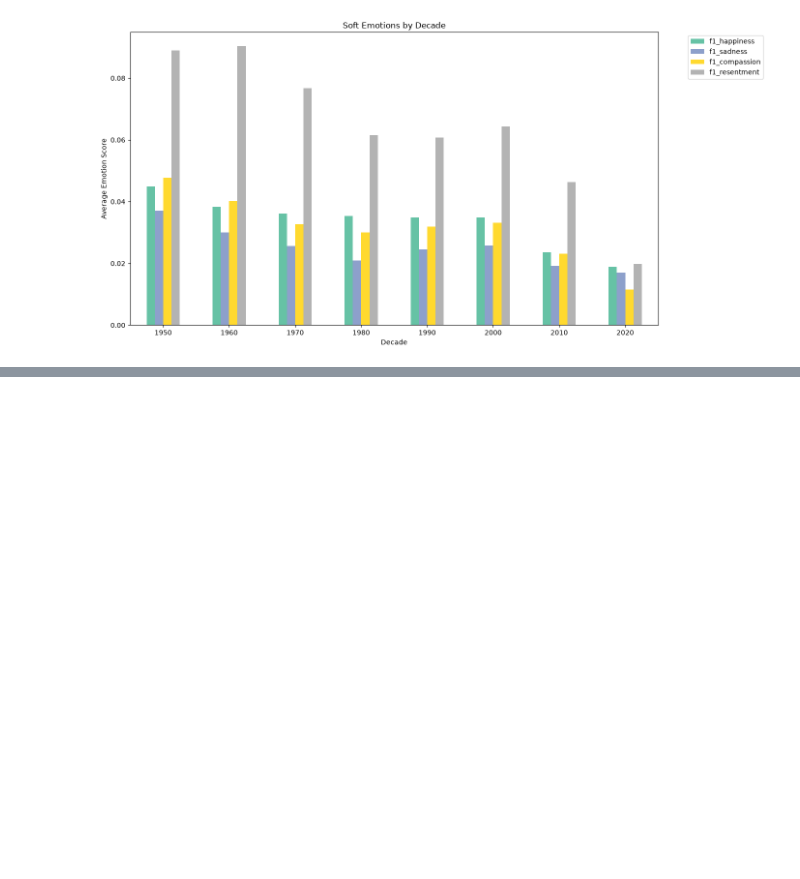
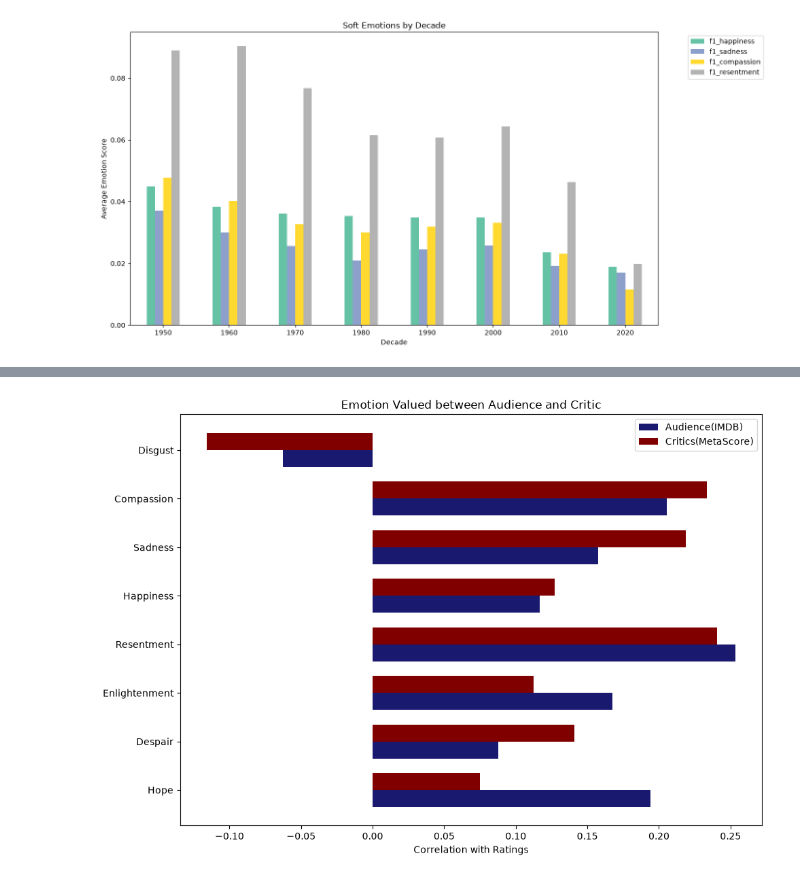
Before and after one commit to Subbu5602/Movie-Emotion-Analysis, a Jupyter notebook: movie_eda.ipynb, the cells around one changed output, grey strips where cells are left out. Saved outputs shown, nothing was run; the diff lists cells and outputs as text; code cells hidden in the pictures; blank space fills up the shorter version.

```diff
--- a/movie_eda.ipynb
+++ b/movie_eda.ipynb
@@ -455,0 +608,5 @@ plt.show()
+# %%
+df_critic = df_clean.copy()
+df_critic["metascore"] = df["metascore"]
+df_critic = df_critic.dropna(subset=["metascore"])
+print(df_critic.shape)
@@ -455,0 +615,11 @@ plt.show()
+# %%
+# Finding both Audience and Critic Ratings Correlation with Emotion
+audience_corr = df_critic[emotions].corrwith(df_critic["imdb_rating"])
+critic_corr = df_critic[emotions].corrwith(df_critic["metascore"])
+
+comparison = pd.DataFrame({
+    "Audience(IMDB Score) : " : audience_corr,
+    "Critic(Metascore) : " : critic_corr
+})
+
+comparison
@@ -455,0 +658,22 @@ plt.show()
+# %%
+plt.figure(figsize=(10,7))
+x = range(len(emotions))
+width = 0.35
+
+clean_emotions = [e.replace("f1_","").capitalize() for e in emotions]
+
+audience_vals = [audience_corr[e] for e in emotions]
+critic_vals = [critic_corr[e] for e in emotions]
+
+plt.barh([i for i in x],audience_vals,width,label="Audience(IMDB)",color="midnightblue")
+plt.barh([i + width for i in x],critic_vals,width,label="Critics(MetaScore)",color="maroon")
+
+plt.yticks([i+width/2 for i in x],clean_emotions)
+plt.xlabel("Correlation with Ratings")
+plt.title("Emotion Valued between Audience and Critic")
+plt.legend()
+plt.tight_layout()
+plt.savefig("visuals/Critics VS Audience.png",dpi=150,bbox_inches="tight")
+plt.show()
+# %% [output]
+[figure, added]
```
Also changed, not shown: parts of 25 cells of this notebook, 2 other files.
